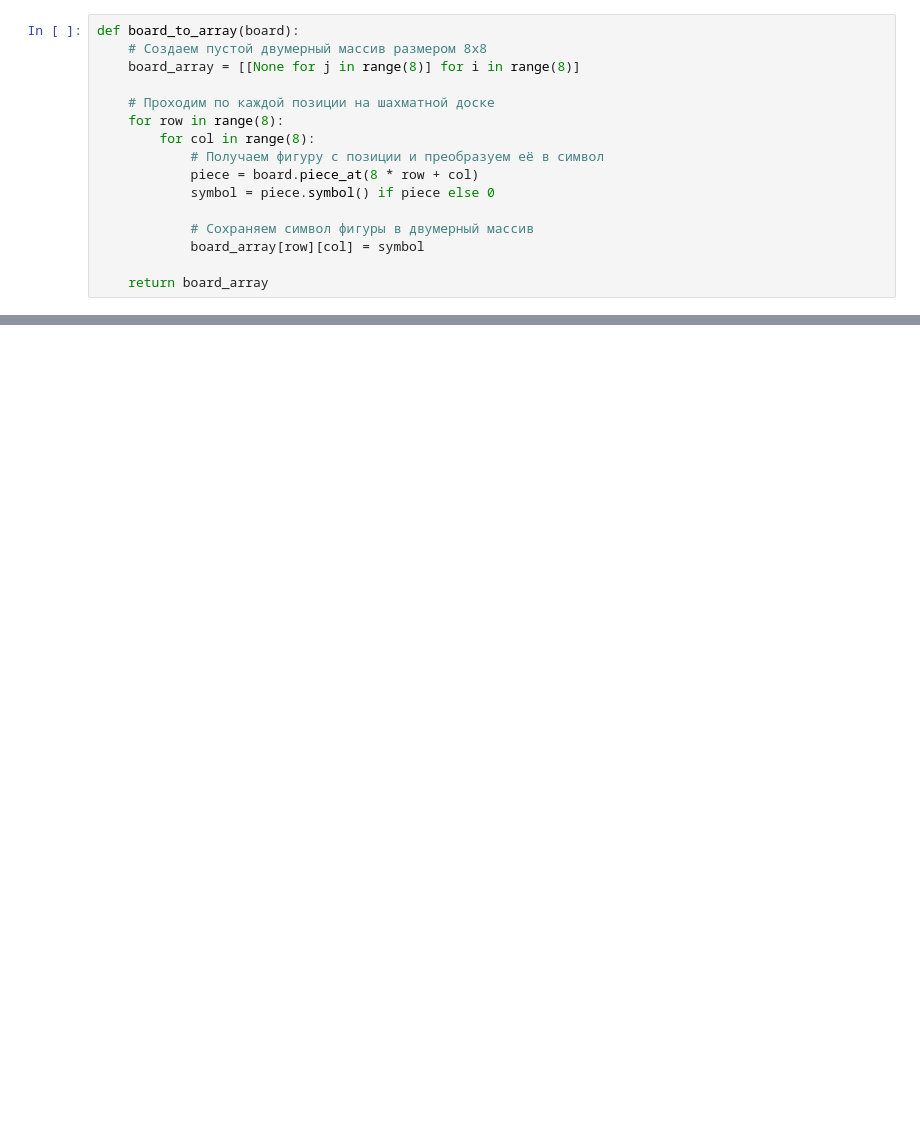
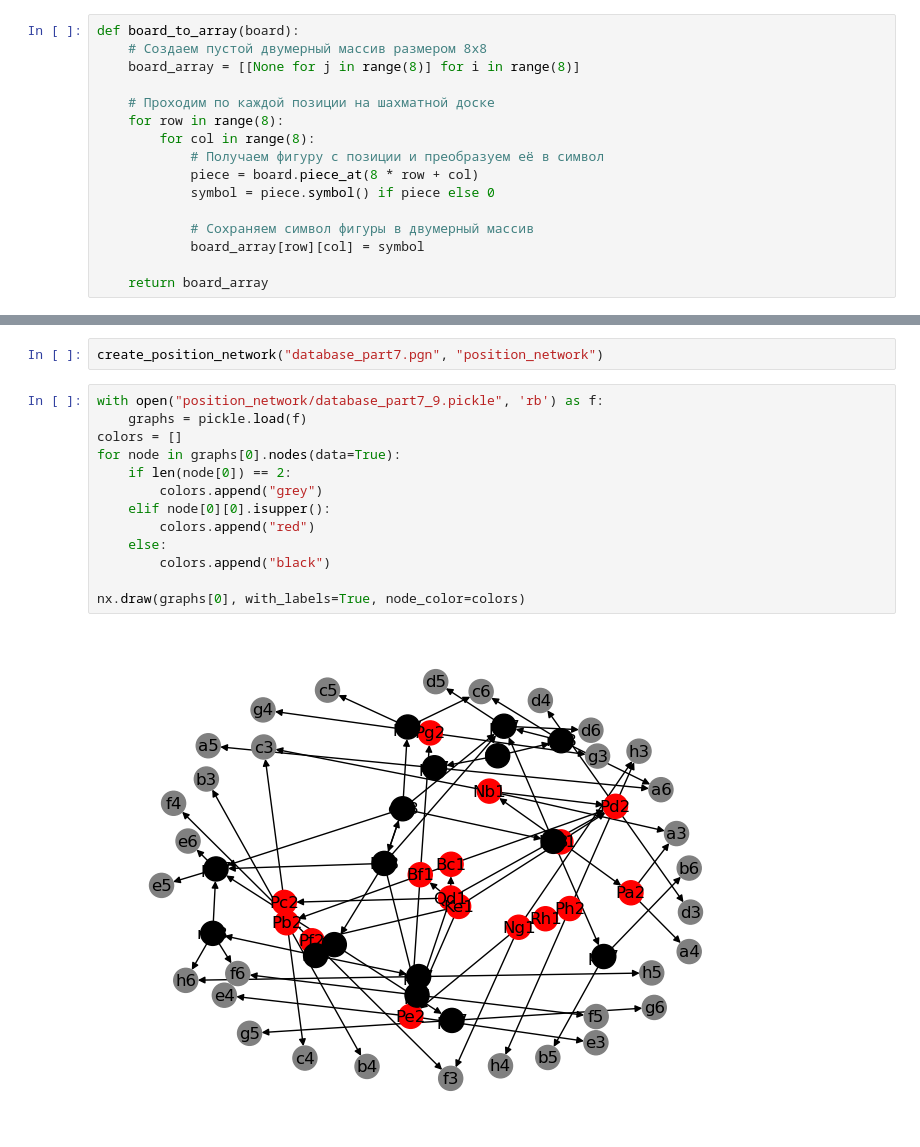
Before and after one commit to daryoha/Self-supervised-Representation-Learning-of-Chess, a Jupyter notebook: create_position_network.ipynb, the cells around one changed output, grey strips where cells are left out. Drawn from its saved outputs; the diff is of its cells as text; blank space fills up the shorter version.

```diff
--- a/create_position_network.ipynb
+++ b/create_position_network.ipynb
@@ -319,0 +362,17 @@ def create_position_network(input_file_path):
+# %%
+create_position_network("database_part7.pgn", "position_network")
+# %%
+with open("position_network/database_part7_9.pickle", 'rb') as f:
+    graphs = pickle.load(f)
+colors = []
+for node in graphs[0].nodes(data=True):
+    if len(node[0]) == 2:
+        colors.append("grey")
+    elif node[0][0].isupper():
+        colors.append("red")
+    else:
+        colors.append("black")
+
+nx.draw(graphs[0], with_labels=True, node_color=colors)
+# %% [output]
+[figure, added]
```
Also changed, not shown: parts of 5 cells of this notebook, 6 other files.
